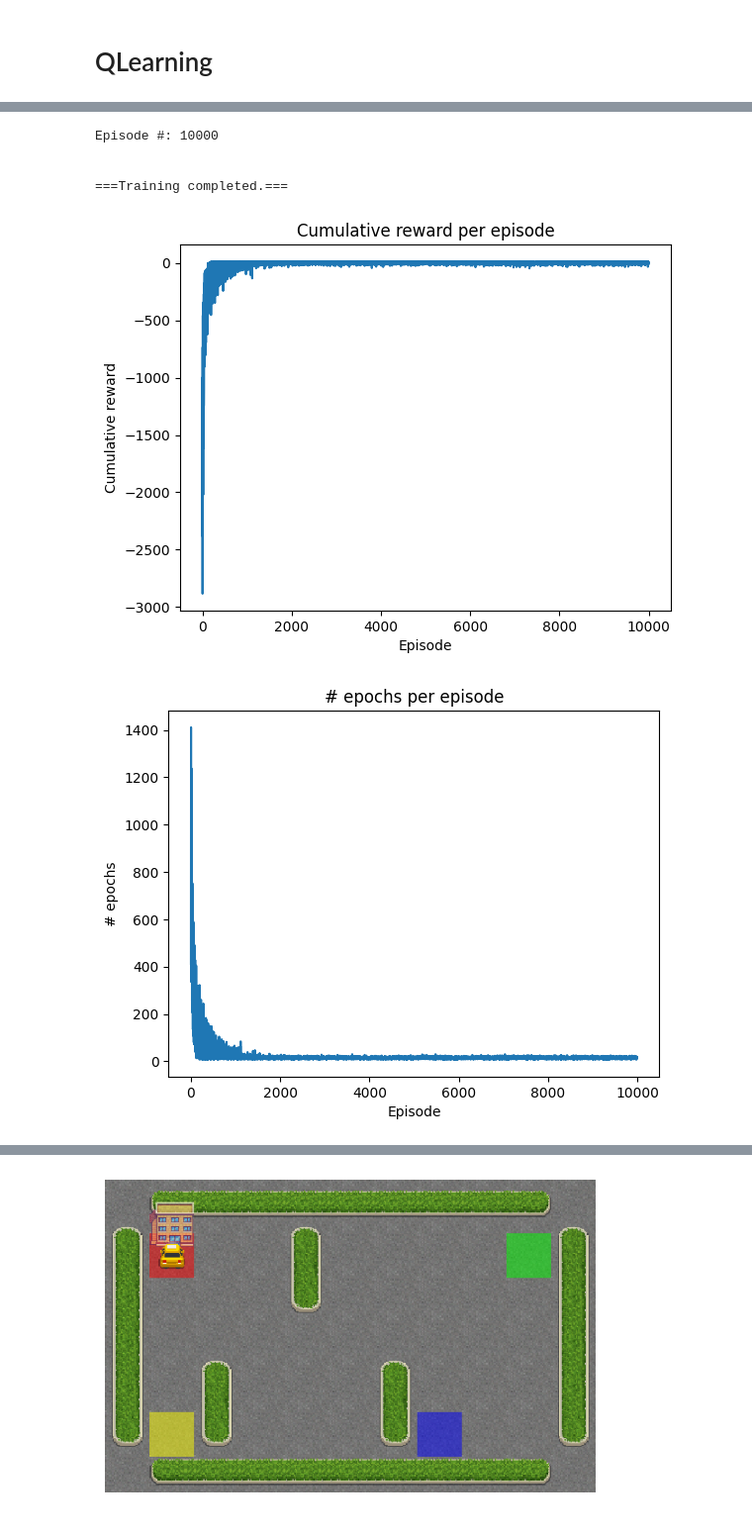
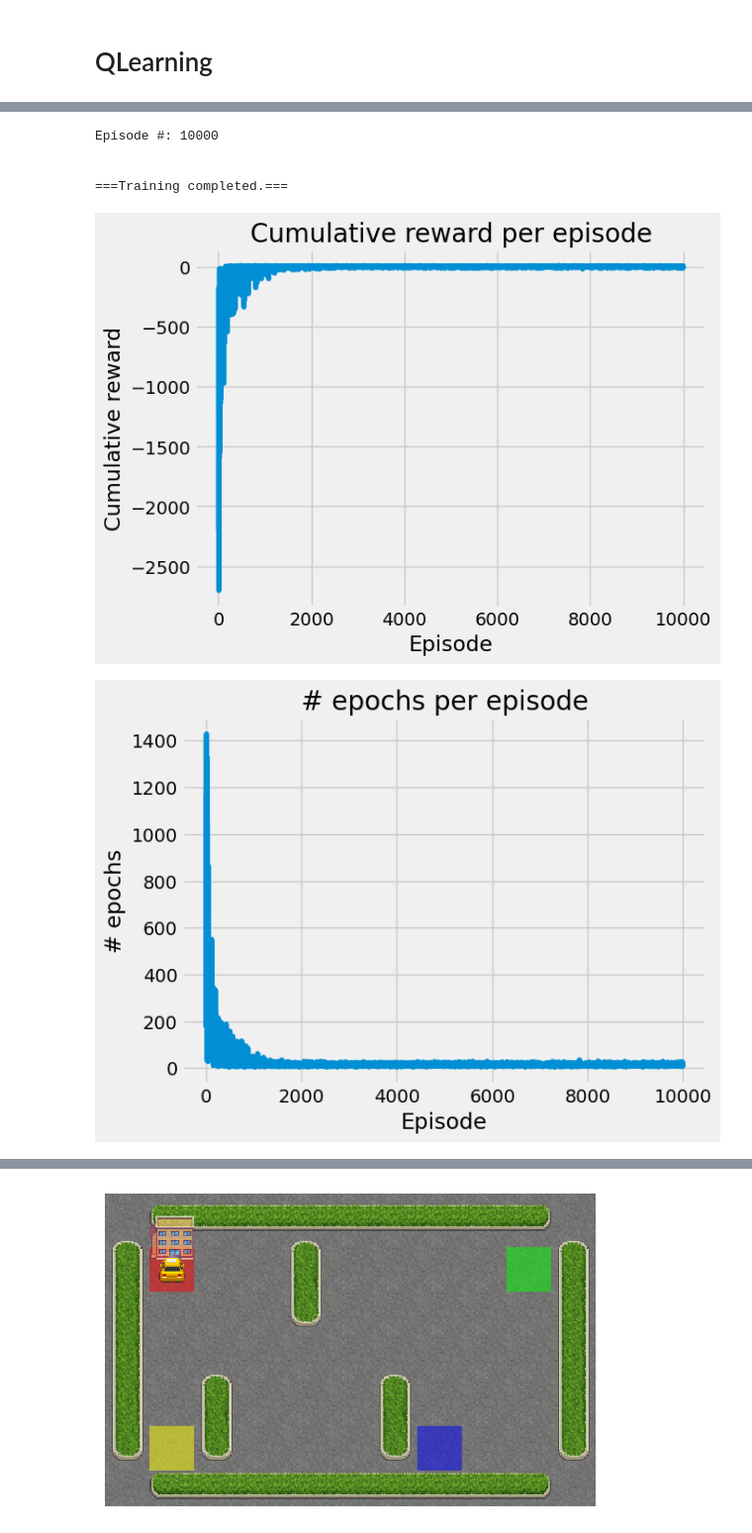
Before and after one commit to juniorq33/Machine-Learning, a Jupyter notebook: Assignment_4/taxi.ipynb, the cells around one changed output, grey strips where cells are left out. Shown at 99% size. Cells and saved outputs as stored; diff of their text form; code cells hidden in the pictures.

```diff
--- a/Assignment_4/taxi.ipynb
+++ b/Assignment_4/taxi.ipynb
@@ -94,7 +95,7 @@ q_table = np.zeros([env.observation_space.n, env.action_space.n])
 
 # Hyperparameters
 alpha = 0.1  # Learning rate
-gamma = 1.0  # Discount rate
+gamma = 0.99  # Discount rate
 epsilon = 0.1  # Exploration rate
 num_episodes = 10000  # Number of episodes
 
@@ -114,16 +115,16 @@ for episode in range(1, num_episodes+1):
 
         if random.uniform(0, 1) < epsilon:
             "Basic exploration"
-            action = env.action_space.sample() # Sample random action (exploration)
+            #action = env.action_space.sample()
 
             "Exploration with action mask"
-          # action = env.action_space.sample(env.action_mask(state)) "Exploration with action mask"
+            action = env.action_space.sample(env.action_mask(state))
         else:
             "Exploitation with random tie breaker"
-          #  action = np.random.choice(np.flatnonzero(q_table[state] == q_table[state].max()))
+            action = np.random.choice(np.flatnonzero(q_table[state] == q_table[state].max()))
 
             "Basic exploitation"
-            action = np.argmax(q_table[state]) # Select best known action (exploitation)
+            #action = np.argmax(q_table[state]) # Select best known action (exploitation)
 
         next_state, reward, done, _ , info = env.step(action)
 
@@ -131,44 +132,45 @@ for episode in range(1, num_episodes+1):
 
         old_q_value = q_table[state, action]
         next_max = np.max(q_table[next_state])
 
         new_q_value = (1 - alpha) * old_q_value + alpha * (reward + gamma * next_max)
 
         q_table[state, action] = new_q_value
 
         if reward == -10:
             num_failed_dropoffs += 1
 
         state = next_state
         epoch += 1
 
         total_epochs[episode-1] = epoch
         cum_rewards[episode-1] = cum_reward
 
     if episode % 100 == 0:
         clear_output(wait=True)
         print(f"Episode #: {episode}")
 
 print("\n")
 print("===Training completed.===\n")
 
-# Plot reward convergence
-plt.title("Cumulative reward per episode")
-plt.xlabel("Episode")
-plt.ylabel("Cumulative reward")
-plt.plot(cum_rewards)
-plt.show()
+with plt.style.context('fivethirtyeight'):
+    # Plot reward convergence
+    plt.title("Cumulative reward per episode")
+    plt.xlabel("Episode")
+    plt.ylabel("Cumulative reward")
+    plt.plot(cum_rewards)
+    plt.show()
 
-# Plot epoch convergence
-plt.title("# epochs per episode")
-plt.xlabel("Episode")
-plt.ylabel("# epochs")
-plt.plot(total_epochs)
-plt.show()
+    # Plot epoch convergence
+    plt.title("# epochs per episode")
+    plt.xlabel("Episode")
+    plt.ylabel("# epochs")
+    plt.plot(total_epochs)
+    plt.show()
 # %% [output]
 Episode #: 10000
 
 
 ===Training completed.===
-[figure, old version]
+[figure, new version]
-[figure, old version]
+[figure, new version]
```
Also changed, not shown: parts of 18 cells of this notebook, 5 other files.
